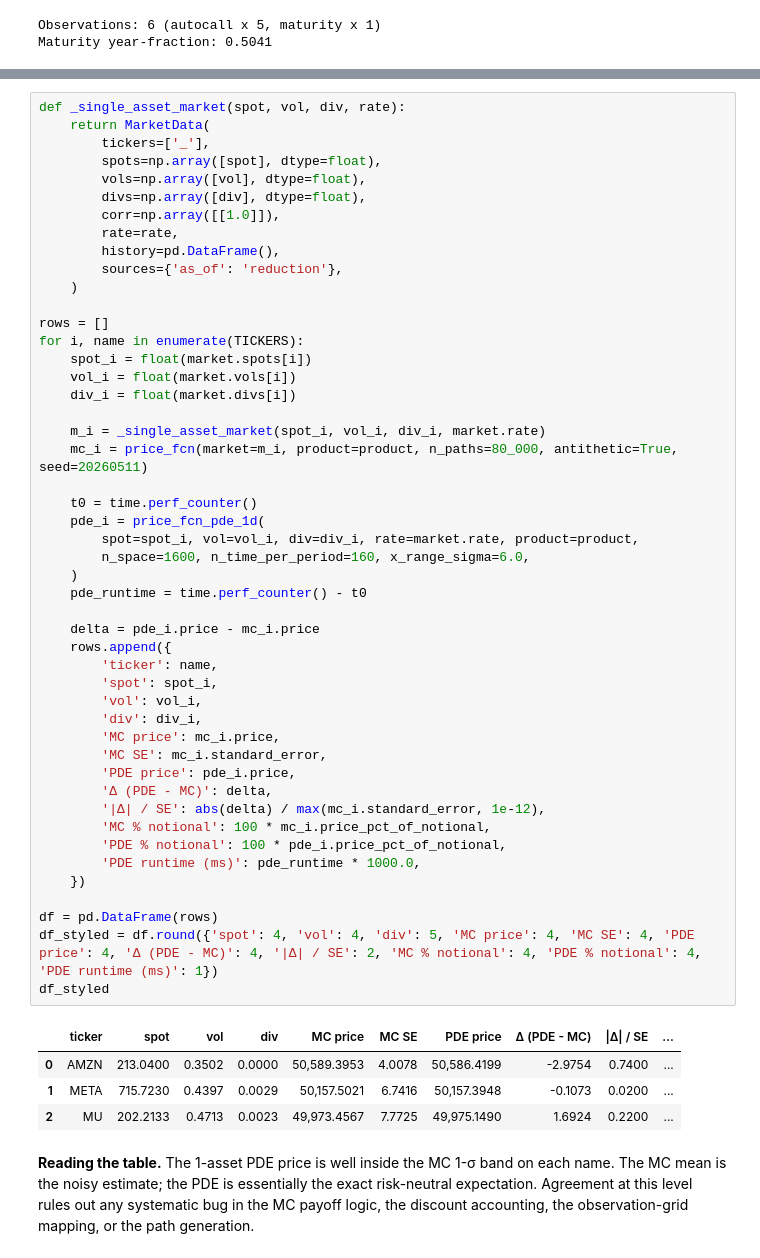
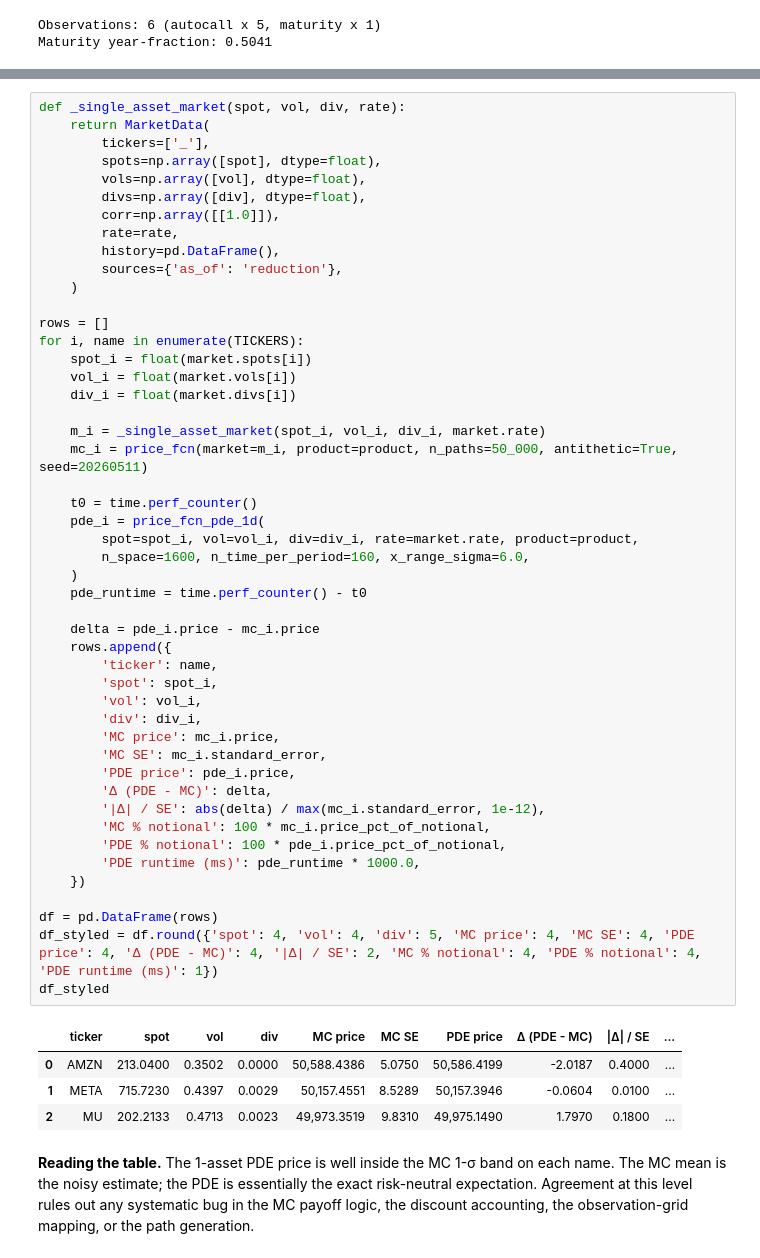
Before and after one commit to jothamteo/fcn-worst-of-pricer, a Jupyter notebook: notebooks/04_pde_pricer.ipynb, the cells around one changed output, grey strips where cells are left out. Saved outputs shown, nothing was run; the diff lists cells and outputs as text.

```diff
--- a/notebooks/04_pde_pricer.ipynb
+++ b/notebooks/04_pde_pricer.ipynb
@@ -169,39 +169,39 @@ for i, name in enumerate(TICKERS):
     div_i = float(market.divs[i])
 
     m_i = _single_asset_market(spot_i, vol_i, div_i, market.rate)
-    mc_i = price_fcn(market=m_i, product=product, n_paths=80_000, antithetic=True, seed=20260511)
+    mc_i = price_fcn(market=m_i, product=product, n_paths=50_000, antithetic=True, seed=20260511)
 
     t0 = time.perf_counter()
     pde_i = price_fcn_pde_1d(
         spot=spot_i, vol=vol_i, div=div_i, rate=market.rate, product=product,
         n_space=1600, n_time_per_period=160, x_range_sigma=6.0,
     )
     pde_runtime = time.perf_counter() - t0
 
     delta = pde_i.price - mc_i.price
     rows.append({
         'ticker': name,
         'spot': spot_i,
         'vol': vol_i,
         'div': div_i,
         'MC price': mc_i.price,
         'MC SE': mc_i.standard_error,
         'PDE price': pde_i.price,
         'Δ (PDE - MC)': delta,
         '|Δ| / SE': abs(delta) / max(mc_i.standard_error, 1e-12),
         'MC % notional': 100 * mc_i.price_pct_of_notional,
         'PDE % notional': 100 * pde_i.price_pct_of_notional,
         'PDE runtime (ms)': pde_runtime * 1000.0,
     })
 
 df = pd.DataFrame(rows)
 df_styled = df.round({'spot': 4, 'vol': 4, 'div': 5, 'MC price': 4, 'MC SE': 4, 'PDE price': 4, 'Δ (PDE - MC)': 4, '|Δ| / SE': 2, 'MC % notional': 4, 'PDE % notional': 4, 'PDE runtime (ms)': 1})
 df_styled
 # %% [output]
 |  | ticker | spot | vol | div | MC price | MC SE | PDE price | Δ (PDE - MC) | |Δ| / SE | ... |
-| 0 | AMZN | 213.0400 | 0.3502 | 0.0000 | 50,589.3953 | 4.0078 | 50,586.4199 | -2.9754 | 0.7400 | ... |
-| 1 | META | 715.7230 | 0.4397 | 0.0029 | 50,157.5021 | 6.7416 | 50,157.3948 | -0.1073 | 0.0200 | ... |
-| 2 | MU | 202.2133 | 0.4713 | 0.0023 | 49,973.4567 | 7.7725 | 49,975.1490 | 1.6924 | 0.2200 | ... |
+| 0 | AMZN | 213.0400 | 0.3502 | 0.0000 | 50,588.4386 | 5.0750 | 50,586.4199 | -2.0187 | 0.4000 | ... |
+| 1 | META | 715.7230 | 0.4397 | 0.0029 | 50,157.4551 | 8.5289 | 50,157.3946 | -0.0604 | 0.0100 | ... |
+| 2 | MU | 202.2133 | 0.4713 | 0.0023 | 49,973.3519 | 9.8310 | 49,975.1490 | 1.7970 | 0.1800 | ... |
 # %% [markdown]
 **Reading the table.** The 1-asset PDE price is well inside the MC 1-σ band
 on each name. The MC mean is the noisy estimate; the PDE is essentially the
```
Also changed, not shown: parts of 3 cells of this notebook, 1 other file.
